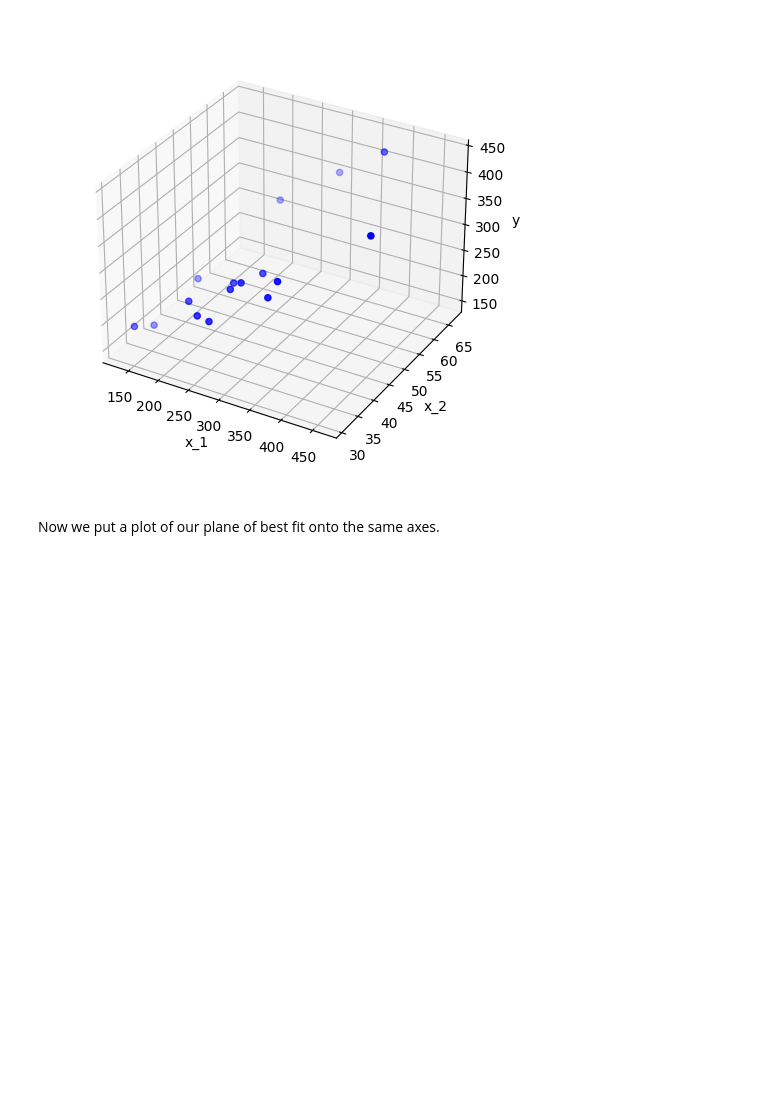
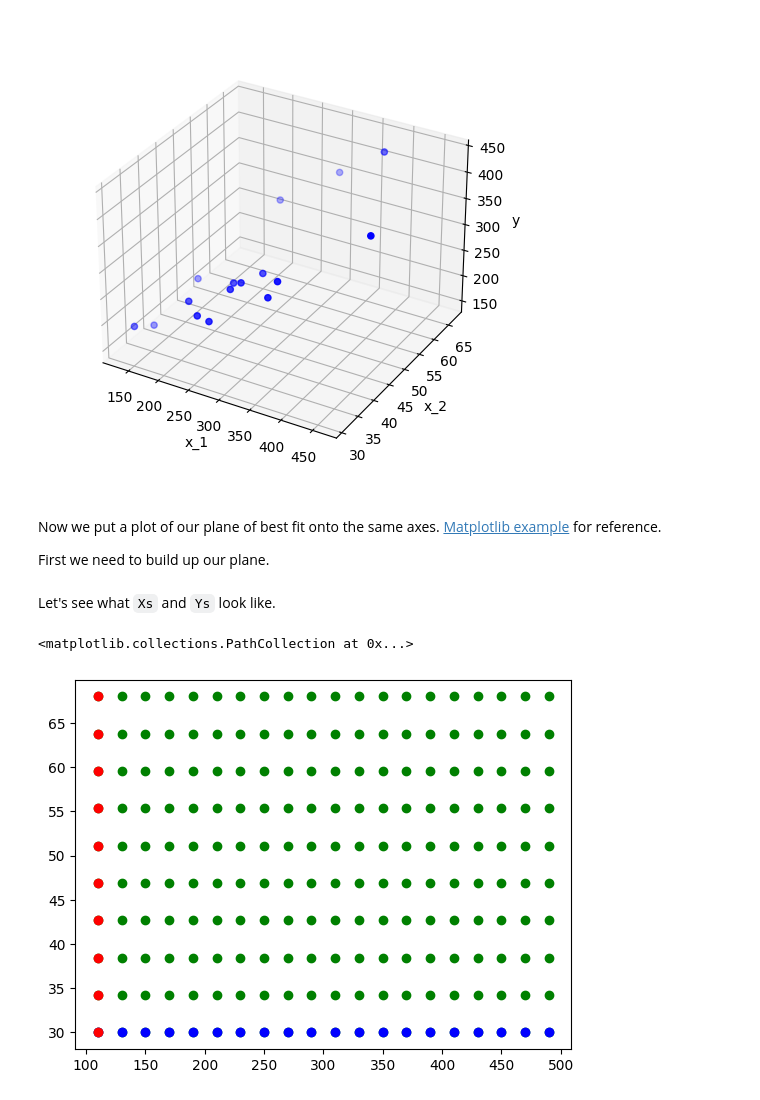
Before and after one commit to joshmaglione/CS4102-Jupyter, a Jupyter notebook: Week2.ipynb, the cells around one changed output. Saved outputs shown, nothing was run; the diff lists cells and outputs as text; code cells hidden in the pictures; blank space fills up the shorter version.

```diff
--- a/Week2.ipynb
+++ b/Week2.ipynb
@@ -240,4 +240,20 @@ ax.set_box_aspect(aspect=None, zoom=0.9)
 # %% [output]
 [figure]
 # %% [markdown]
-Now we put a plot of our plane of best fit onto the same axes.
+Now we put a plot of our plane of best fit onto the same axes. [Matplotlib example](https://matplotlib.org/stable/gallery/mplot3d/surface3d.html) for reference.
+
+First we need to build up our plane.
+# %%
+Xs = np.linspace(110, 490, 20)      # 20 points in interval [110, 490]
+Ys = np.linspace(30, 68, 10)        # 10 points in interval [30, 68]
+XXs, YYs = np.meshgrid(Xs, Ys)      # Makes a mesh -- essentially Xs x Ys.
+# %% [markdown]
+Let's see what `Xs` and `Ys` look like.
+# %%
+fig, ax = plt.subplots()
+ax.scatter(XXs, YYs, c="green")         # Mesh = green
+ax.scatter(Xs, [30]*len(Xs), c="blue")  # Xs = blue
+ax.scatter([110]*len(Ys), Ys, c="red")  # Ys = red
+# %% [output]
+<matplotlib.collections.PathCollection at 0x...>
+[figure, added]
```
Also changed, not shown: parts of 6 cells of this notebook.
